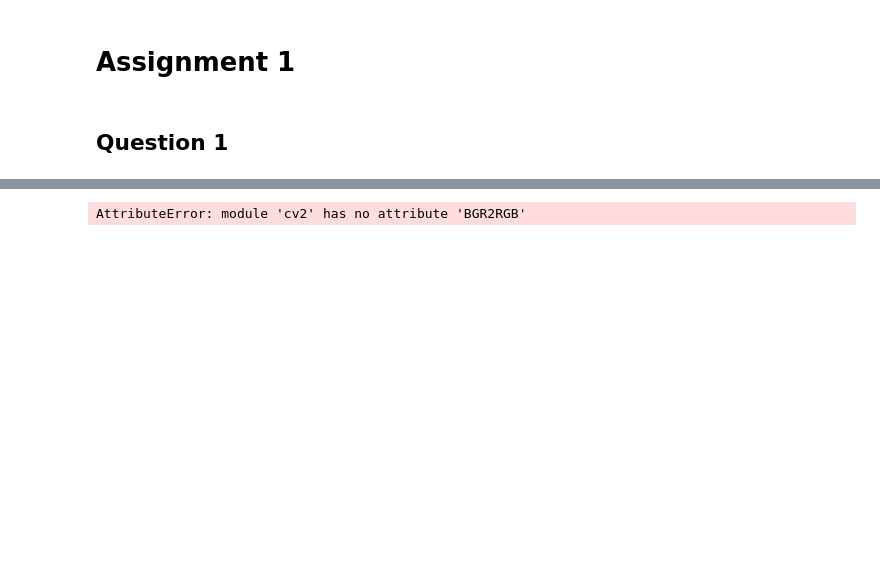
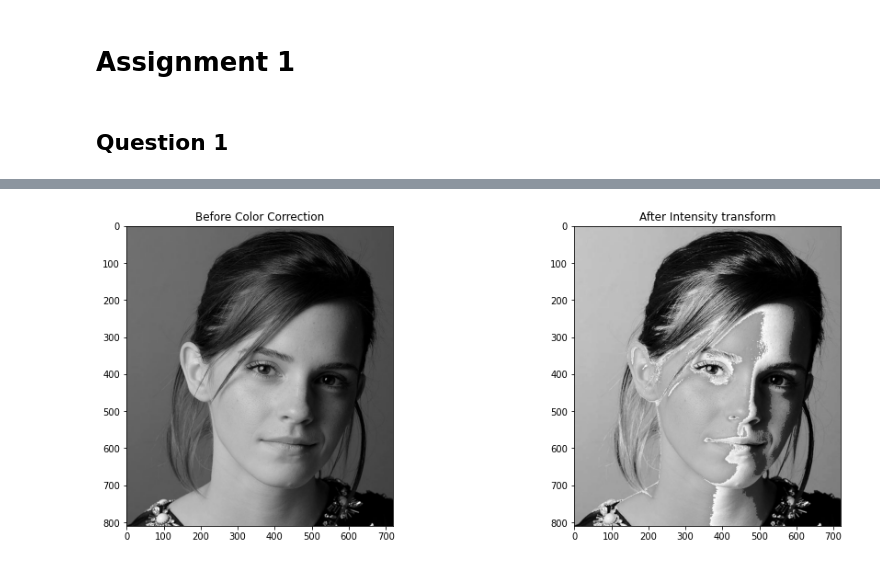
Before and after one commit to YSK-Machine-Vision-EN2550/Assignment_1, a Jupyter notebook: Book1.ipynb, the cells around one changed output, grey strips where cells are left out. Saved outputs shown, nothing was run; the diff lists cells and outputs as text; code cells hidden in the pictures; blank space fills up the shorter version.

```diff
--- a/Book1.ipynb
+++ b/Book1.ipynb
@@ -63,16 +63,22 @@ plt.show()
 # %%
 img = cv.imread(r'emma_gray.jpg', cv.IMREAD_GRAYSCALE)
 assert img is not None
 
 # do color correction
 img_corr = cv.LUT(img, transform)
 
 # do color convertion
-img = cv.cvtColor(img, cv.BGR2RGB)
-img_corr = cv.cvtColor(img_corr, cv.BGR2RGB)
+img = cv.cvtColor(img, cv.COLOR_BGR2RGB)
+img_corr = cv.cvtColor(img_corr, cv.COLOR_BGR2RGB)
 
 _, ax = plt.subplots(1, 2, figsize=(16, 6))
 
+ax[0].set_title("Before Color Correction")
 ax[0].imshow(img)
+
+ax[1].set_title("After Intensity transform")
+ax[1].imshow(img_corr)
+
+plt.show()
 # %% [output]
-AttributeError: module 'cv2' has no attribute 'BGR2RGB'
+[figure, added]
```
Also changed, not shown: parts of 4 cells of this notebook, 1 other file.
